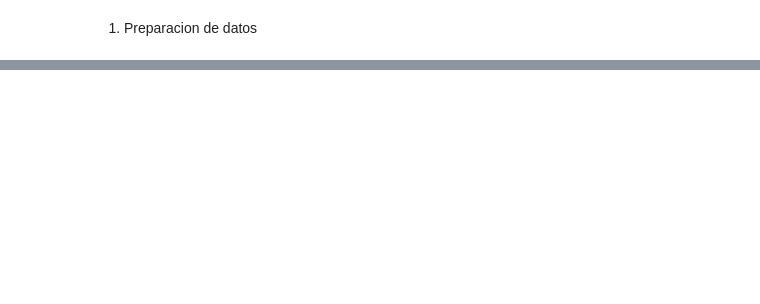
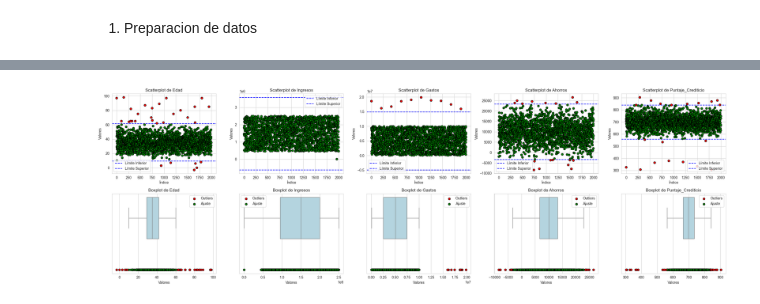
Before and after one commit to sightes/2025_Advance_Models_UBO, a Jupyter notebook: Actividad_Final_Valores_Extremos/explore.ipynb, the cells around one changed output, grey strips where cells are left out. Cells and saved outputs as stored; diff of their text form; code cells hidden in the pictures; blank space fills up the shorter version.

```diff
--- a/Actividad_Final_Valores_Extremos/explore.ipynb
+++ b/Actividad_Final_Valores_Extremos/explore.ipynb
@@ -56,0 +129,49 @@ for i in data.columns:
+# %%
+import numpy as np
+import matplotlib.pyplot as plt
+import seaborn as sns
+
+# Crear una figura para los gráficos
+fig, axes = plt.subplots(2, len(numeric_columns), figsize=(5 * len(numeric_columns), 8))
+
+# Primera fila: Scatterplot por variable con outliers marcados en rojo
+for i, column in enumerate(numeric_columns):
+    c_data = data[column].dropna()  # Eliminar valores nulos
+    Q1 = np.percentile(c_data, 25)
+    Q3 = np.percentile(c_data, 75)
+    IQR = Q3 - Q1
+    lower_bound = Q1 - 1.5 * IQR
+    upper_bound = Q3 + 1.5 * IQR
+    outliers = (c_data < lower_bound) | (c_data > upper_bound)
+
+    # Scatterplot con línea delimitadora
+    axes[0, i].scatter(range(len(c_data)), c_data, color=['red' if o else 'green' for o in outliers], edgecolors='black', zorder=2)
+    axes[0, i].axhline(y=lower_bound, color='blue', linestyle='--', label='Límite Inferior', zorder=1)
+    axes[0, i].axhline(y=upper_bound, color='blue', linestyle='--', label='Límite Superior', zorder=1)
+    axes[0, i].set_title(f"Scatterplot de {column}")
+    axes[0, i].set_xlabel("Índice")
+    axes[0, i].set_ylabel("Valores")
+    axes[0, i].legend()
+
+# Segunda fila: Boxplot con outliers y valores
+for i, column in enumerate(numeric_columns):
+    c_data = data[column].dropna()
+    Q1 = np.percentile(c_data, 25)
+    Q3 = np.percentile(c_data, 75)
+    IQR = Q3 - Q1
+    lower_bound = Q1 - 1.5 * IQR
+    upper_bound = Q3 + 1.5 * IQR
+    outliers = (c_data < lower_bound) | (c_data > upper_bound)
+    filtered_data = c_data[~outliers]
+
+    sns.boxplot(x=c_data, ax=axes[1, i], color='lightblue', fliersize=0)
+    axes[1, i].scatter(c_data[outliers], [1] * np.sum(outliers), color='red', edgecolors='black', label='Outliers', zorder=3)
+    axes[1, i].scatter(filtered_data, [1] * len(filtered_data), color='green', edgecolors='black', label='Ajuste', zorder=2)
+    axes[1, i].set_title(f"Boxplot de {column}")
+    axes[1, i].set_xlabel("Valores")
+    axes[1, i].legend()
+
+plt.tight_layout()
+plt.show()
+# %% [output]
+[figure, added]
```
Also changed, not shown: parts of 15 cells of this notebook, 1 other file.
